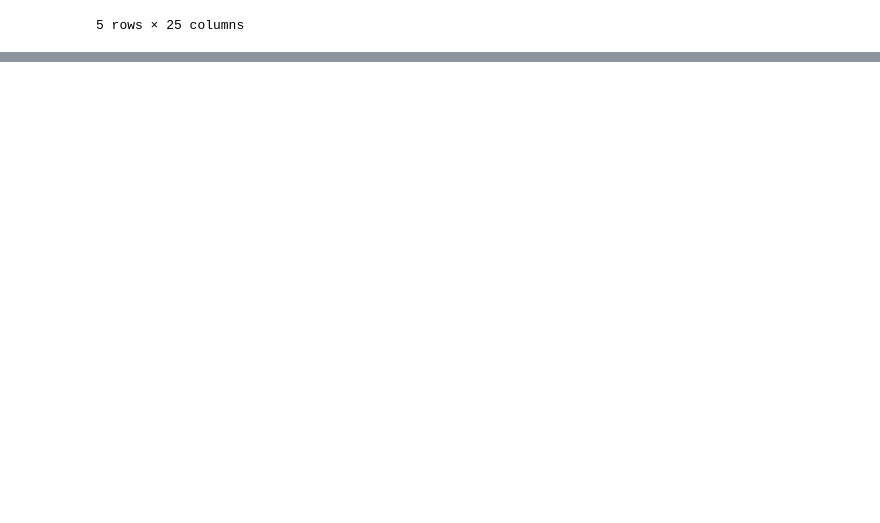
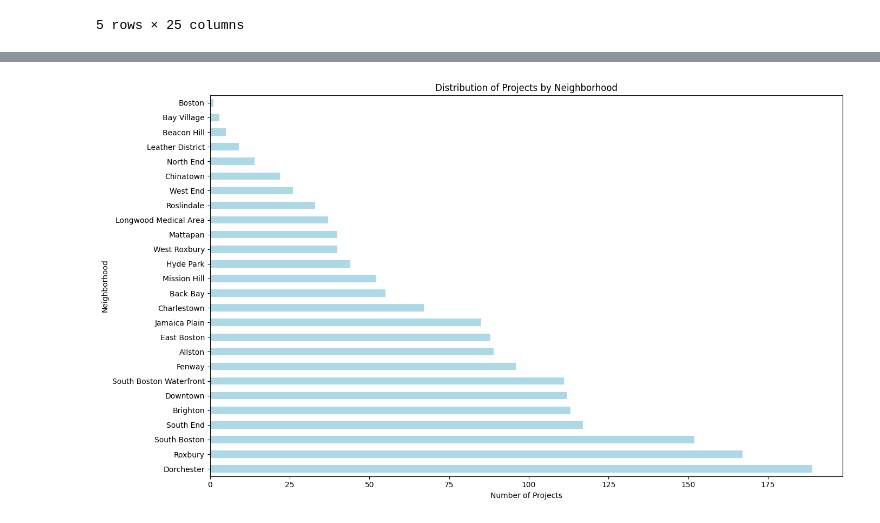
Before and after one commit to BU-Spark/ds-boston-permitting, a Jupyter notebook: fa23-team-c/Code/article80_EDA.ipynb, the cells around one changed output, grey strips where cells are left out. Cells and saved outputs as stored; diff of their text form; code cells hidden in the pictures; blank space fills up the shorter version.

```diff
--- a/fa23-team-c/Code/article80_EDA.ipynb
+++ b/fa23-team-c/Code/article80_EDA.ipynb
@@ -4,7 +4,7 @@
 import pandas as pd
 
 # Load the CSV file into a DataFrame
-data = pd.read_csv("../data/article80_data.csv")
+data = pd.read_csv("../data/article80_data.csv", sep=",")
 
 # Display the first few rows of the data to get an overview
 data.head()
@@ -18,0 +57,15 @@ data.head()
+# %%
+# Set up the figure
+plt.figure(figsize=(14, 8))
+
+# Plot the distribution of the 'Neighborhood' column with switched axes
+data['Neighborhood'].value_counts().plot(kind='barh', color='lightblue')
+plt.title('Distribution of Projects by Neighborhood')
+plt.xlabel('Number of Projects')
+plt.ylabel('Neighborhood')
+
+# Adjust layout and display
+plt.tight_layout()
+plt.show()
+# %% [output]
+[figure, added]
```
Also changed, not shown: parts of 2 cells of this notebook.
